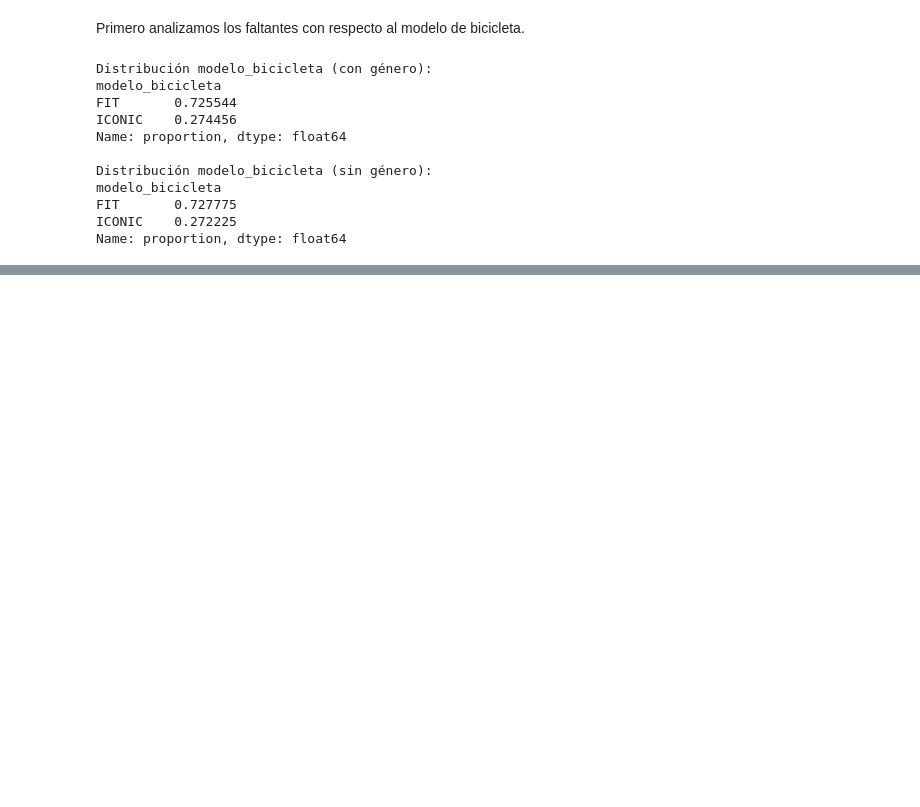
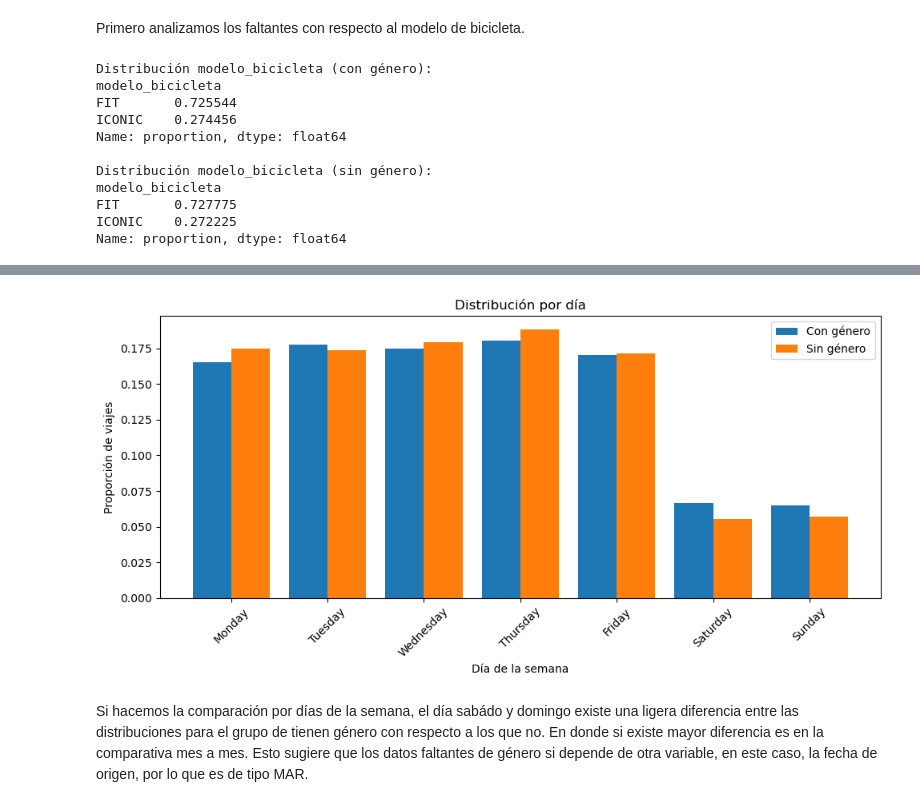
Before and after one commit to antonellagambarte/analisisDeDatos, a Jupyter notebook: tp1/tp1.ipynb, the cells around one changed output, grey strips where cells are left out. Cells and saved outputs as stored; diff of their text form; code cells hidden in the pictures; blank space fills up the shorter version.

```diff
--- a/tp1/tp1.ipynb
+++ b/tp1/tp1.ipynb
@@ -191,0 +275,24 @@ Observamos que la distribución de modelo_bicicleta es prácticamente igual con
+# %%
+# Definición de días
+dias_orden = ['Monday', 'Tuesday', 'Wednesday', 'Thursday', 'Friday', 'Saturday', 'Sunday']
+
+# Proporciones por día
+dist_dia_con = con_genero['dia_semana_origen'].value_counts(normalize=True).reindex(dias_orden)
+dist_dia_sin = sin_genero['dia_semana_origen'].value_counts(normalize=True).reindex(dias_orden)
+
+# Gráfico
+plt.figure(figsize=(10, 5))
+x = range(len(dias_orden))
+plt.bar([i - 0.2 for i in x], dist_dia_con.values, width=0.4, label='Con género')
+plt.bar([i + 0.2 for i in x], dist_dia_sin.values, width=0.4, label='Sin género')
+plt.xticks(x, dias_orden, rotation=45)
+plt.xlabel("Día de la semana")
+plt.ylabel("Proporción de viajes")
+plt.title("Distribución por día")
+plt.legend()
+plt.tight_layout()
+plt.show()
+# %% [output]
+[figure, added]
+# %% [markdown]
+Si hacemos la comparación por días de la semana, el día sabádo y domingo existe una ligera diferencia entre las distribuciones para el grupo de tienen género con respecto a los que no. En donde si existe mayor diferencia es en la comparativa mes a mes. Esto sugiere que los datos faltantes de género si depende de otra variable, en este caso, la fecha de origen, por lo que es de tipo MAR.
```
Also changed, not shown: parts of 16 cells of this notebook.
